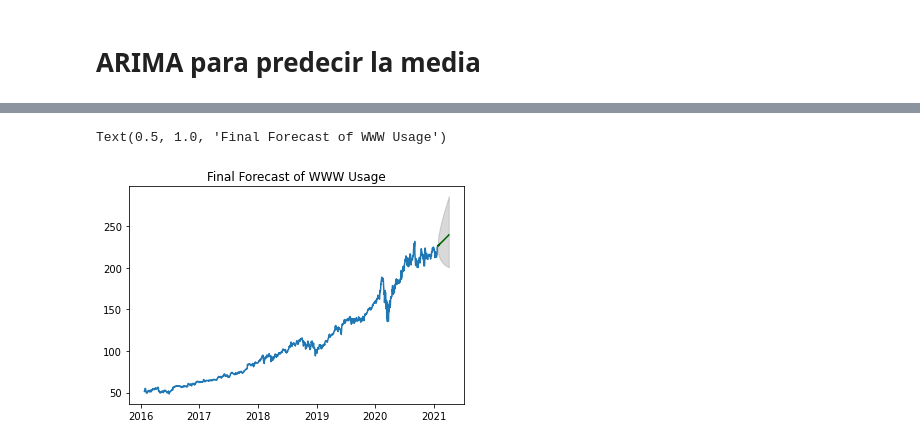
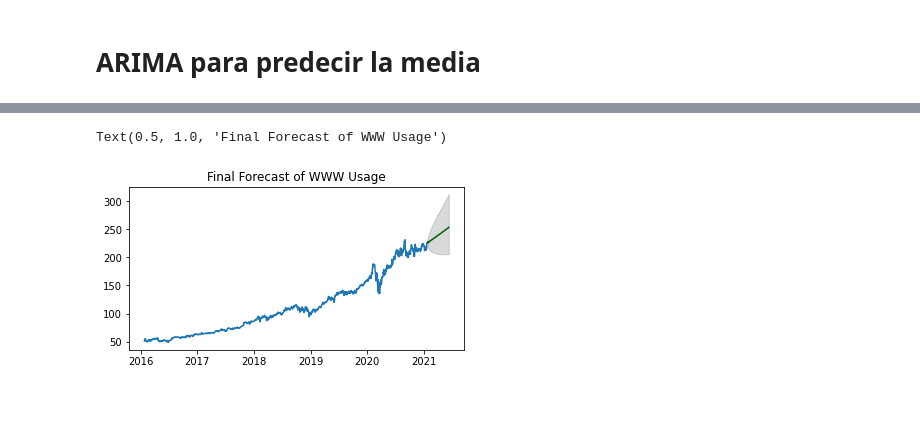
Before and after one commit to AnIsAsPe/Prediccion_de_Riesgo_python, a Jupyter notebook: notebooks/Predicción_de_riesgo.ipynb, the cells around one changed output, grey strips where cells are left out. Drawn from its saved outputs; the diff is of its cells as text; code cells hidden in the pictures; blank space fills up the shorter version.

```diff
--- a/notebooks/Predicción_de_riesgo.ipynb
+++ b/notebooks/Predicción_de_riesgo.ipynb
@@ -255,7 +265,7 @@ plt.show()
 Existen retrasos significativos en los primeros 9 retrasos
 # %%
 model_arma = auto_arima( datos['retornos_log'][1:],
-                        stationary= True,  stepwise=False, maxiter=200, trace=False,
+                        stationary= True,  stepwise=False, maxiter=200, trace=True,
                         information_criterion='aic',max_order=5)
 model_arma.summary()
 # %% [output]
@@ -426,24 +513,24 @@ plt.show()
 # %%
-n_periods = 50
-fc_log, confint_log = model_arima.predict(n_periods=n_periods, return_conf_int=True)
+n_periods = 100
+fc_log, confint_log = model_arima.predict(n_periods=n_periods,  return_conf_int=True, alpha=0.1 )
 fc, confint = np.exp(fc_log), np.exp(confint_log)
 
 # Vamos a crear una serie para graficar más facilmente
-ix_fc = pd.date_range(start='23/1/2021', periods=n_periods, freq='B')
+ix_fc = pd.date_range( start='23/1/2021', periods=n_periods, freq='B')
 fc_series = pd.Series(fc, ix_fc )
 
 lower_series = pd.Series(confint[:, 0],  index=ix_fc )
 upper_series = pd.Series(confint[:, 1],  index=ix_fc )
 
 # Plot
 plt.plot(datos['Precio'])
 plt.plot(fc_series, color='darkgreen')
 plt.fill_between(lower_series.index,
                  lower_series,
                  upper_series,
                  color='k', alpha=.15)
 
 plt.title("Final Forecast of WWW Usage")
 # %% [output]
 Text(0.5, 1.0, 'Final Forecast of WWW Usage')
-[figure, old version]
+[figure, new version]
```
Also changed, not shown: parts of 19 cells of this notebook.
